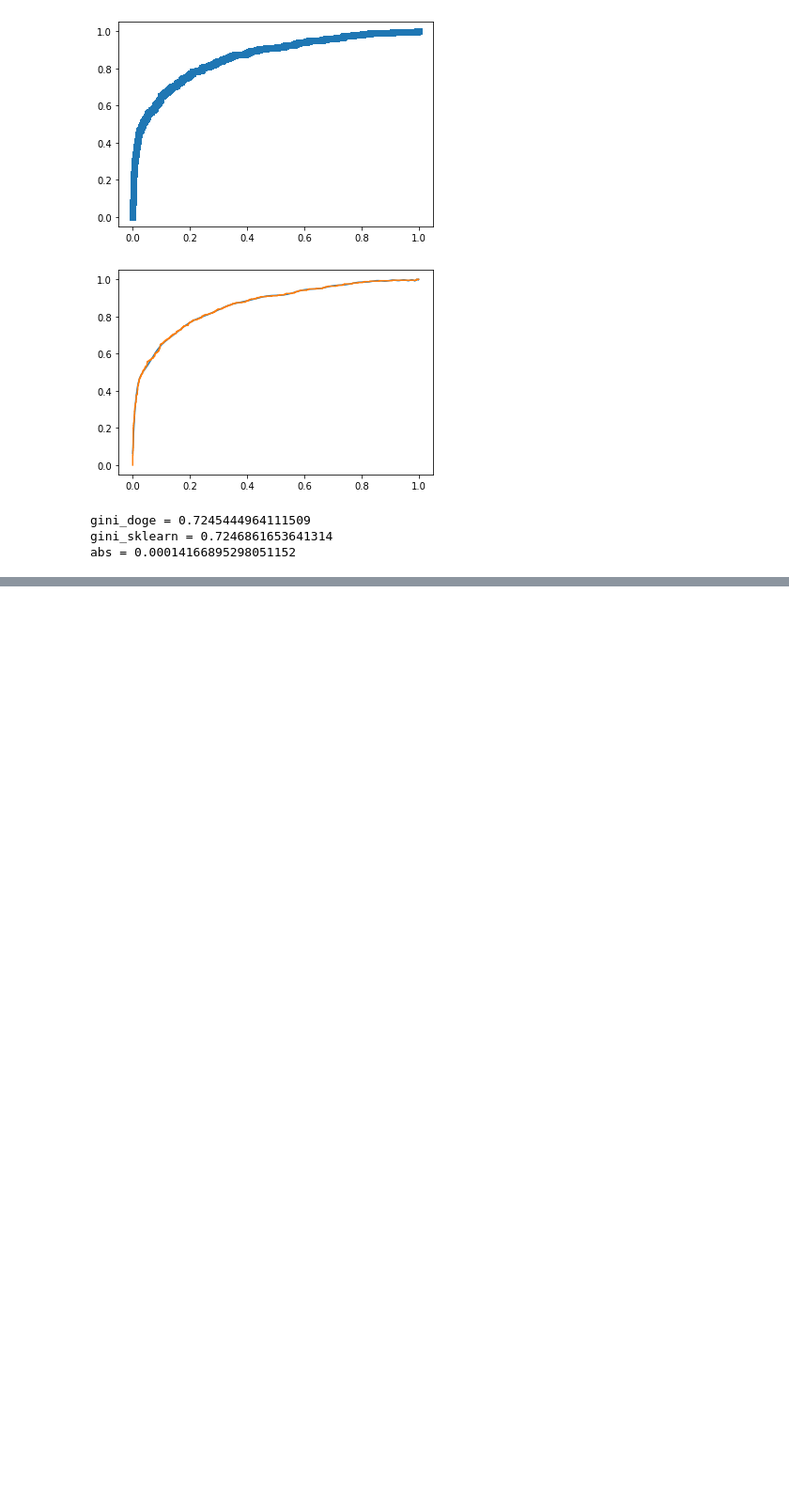
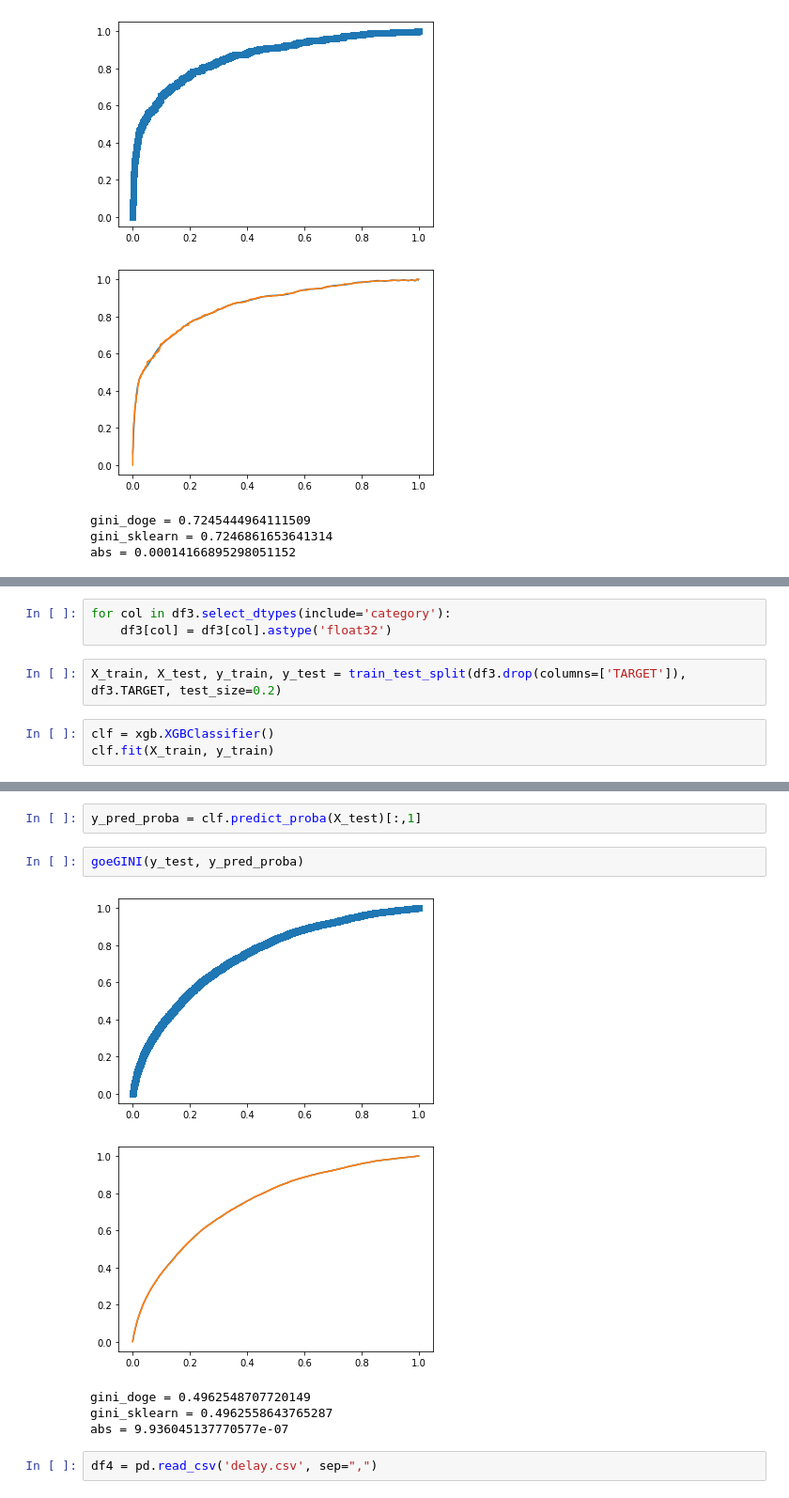
Before and after one commit to kucharaka/doge, a Jupyter notebook: DOGE.ipynb, the cells around one changed output, grey strips where cells are left out. Shown at 94% size. Saved outputs shown, nothing was run; the diff lists cells and outputs as text; blank space fills up the shorter version.

```diff
--- a/DOGE.ipynb
+++ b/DOGE.ipynb
@@ -257,0 +216,8 @@ abs = 0.00014166895298051152
+# %%
+for col in df3.select_dtypes(include='category'):
+    df3[col] = df3[col].astype('float32')
+# %%
+X_train, X_test, y_train, y_test = train_test_split(df3.drop(columns=['TARGET']), df3.TARGET, test_size=0.2)
+# %%
+clf = xgb.XGBClassifier()
+clf.fit(X_train, y_train)
@@ -257,0 +236,12 @@ abs = 0.00014166895298051152
+# %%
+y_pred_proba = clf.predict_proba(X_test)[:,1]
+# %%
+goeGINI(y_test, y_pred_proba)
+# %% [output]
+[figure, added]
+[figure, added]
+gini_doge = 0.4962548707720149
+gini_sklearn = 0.4962558643765287
+abs = 9.936045137770577e-07
+# %%
+df4 = pd.read_csv('delay.csv', sep=",")
```
Also changed, not shown: parts of 28 cells of this notebook, 1 other file.
